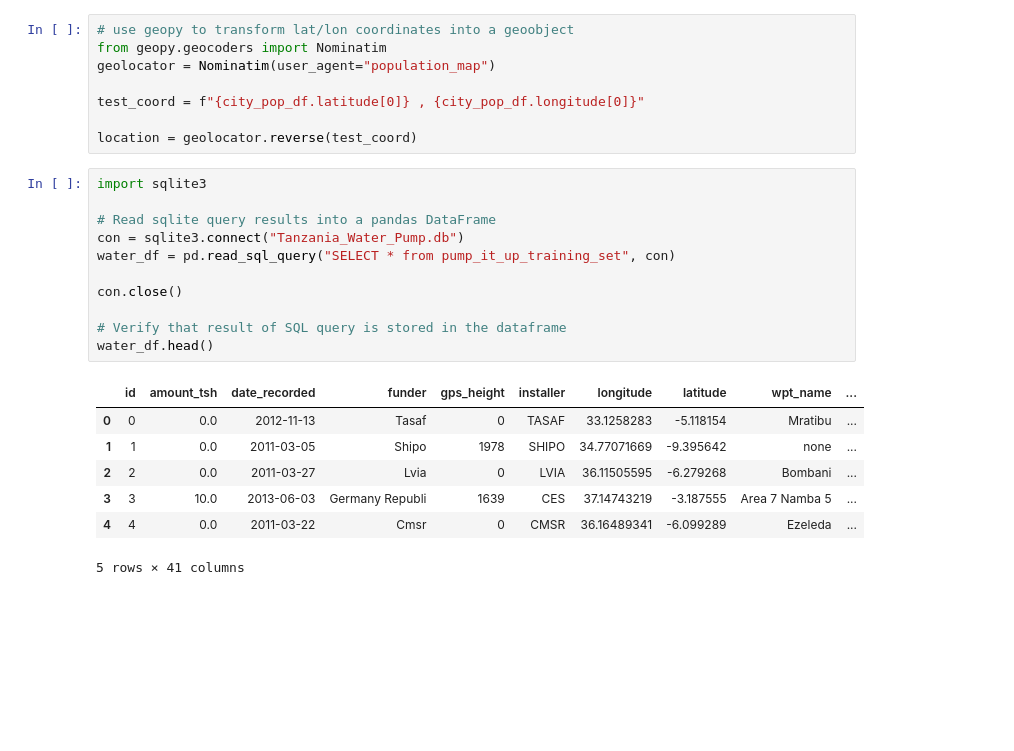
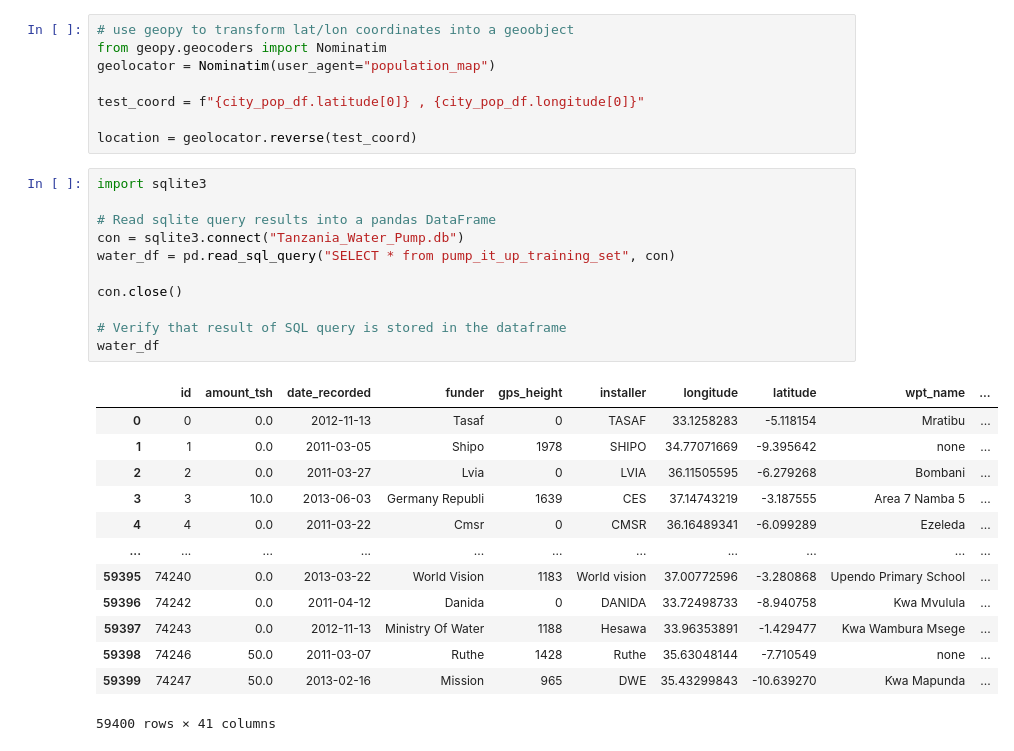
Before and after one commit to kenwelsh/Tanzania_Water_Pump, a Jupyter notebook: supplemental_population.ipynb, the cells around one changed output. Cells and saved outputs as stored; diff of their text form; blank space fills up the shorter version.

```diff
--- a/supplemental_population.ipynb
+++ b/supplemental_population.ipynb
@@ -56,19 +63,25 @@ location = geolocator.reverse(test_coord)
 # %%
 import sqlite3
 
 # Read sqlite query results into a pandas DataFrame
 con = sqlite3.connect("Tanzania_Water_Pump.db")
 water_df = pd.read_sql_query("SELECT * from pump_it_up_training_set", con)
 
 con.close()
 
 # Verify that result of SQL query is stored in the dataframe
-water_df.head()
+water_df
 # %% [output]
 |  | id | amount_tsh | date_recorded | funder | gps_height | installer | longitude | latitude | wpt_name | ... |
 | 0 | 0 | 0.0 | 2012-11-13 | Tasaf | 0 | TASAF | 33.1258283 | -5.118154 | Mratibu | ... |
 | 1 | 1 | 0.0 | 2011-03-05 | Shipo | 1978 | SHIPO | 34.77071669 | -9.395642 | none | ... |
 | 2 | 2 | 0.0 | 2011-03-27 | Lvia | 0 | LVIA | 36.11505595 | -6.279268 | Bombani | ... |
 | 3 | 3 | 10.0 | 2013-06-03 | Germany Republi | 1639 | CES | 37.14743219 | -3.187555 | Area 7 Namba 5 | ... |
 | 4 | 4 | 0.0 | 2011-03-22 | Cmsr | 0 | CMSR | 36.16489341 | -6.099289 | Ezeleda | ... |
+| ... | ... | ... | ... | ... | ... | ... | ... | ... | ... | ... |
+| 59395 | 74240 | 0.0 | 2013-03-22 | World Vision | 1183 | World vision | 37.00772596 | -3.280868 | Upendo Primary School | ... |
+| 59396 | 74242 | 0.0 | 2011-04-12 | Danida | 0 | DANIDA | 33.72498733 | -8.940758 | Kwa Mvulula | ... |
+| 59397 | 74243 | 0.0 | 2012-11-13 | Ministry Of Water | 1188 | Hesawa | 33.96353891 | -1.429477 | Kwa Wambura Msege | ... |
+| 59398 | 74246 | 50.0 | 2011-03-07 | Ruthe | 1428 | Ruthe | 35.63048144 | -7.710549 | none | ... |
+| 59399 | 74247 | 50.0 | 2013-02-16 | Mission | 965 | DWE | 35.43299843 | -10.639270 | Kwa Mapunda | ... |
-5 rows × 41 columns
+59400 rows × 41 columns
```
Also changed, not shown: parts of 3 cells of this notebook, 1 other file.
